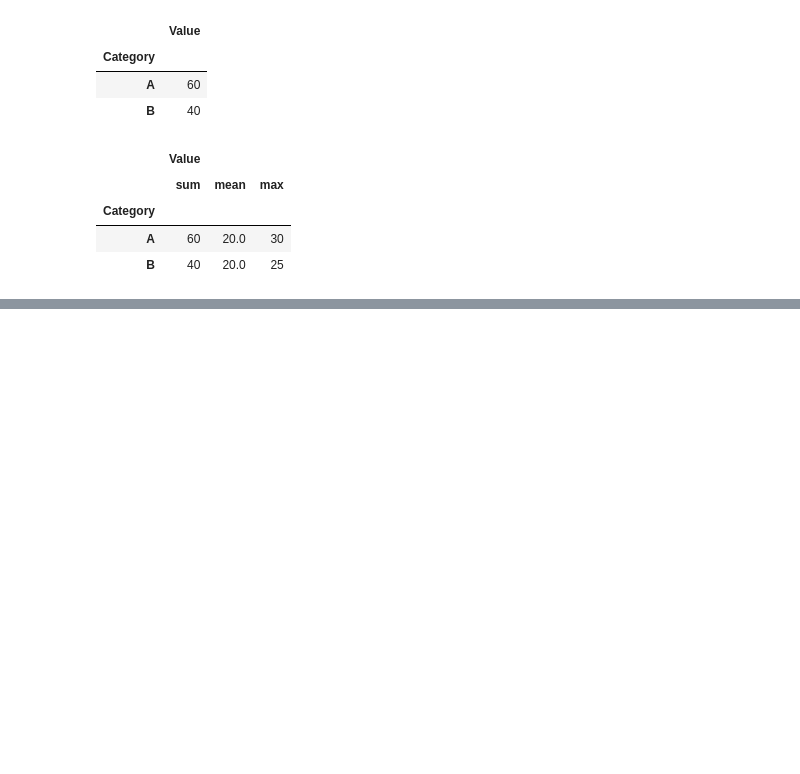
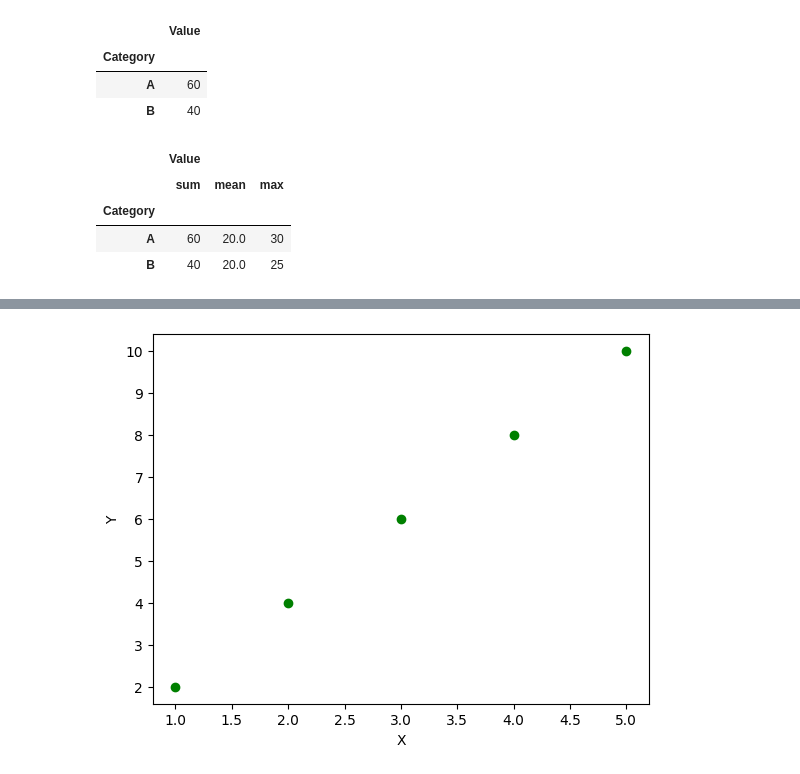
Before and after one commit to LungiNzima/Python-Programming-Course, a Jupyter notebook: Pandas_Course.ipynb, the cells around one changed output, grey strips where cells are left out. Saved outputs shown, nothing was run; the diff lists cells and outputs as text; code cells hidden in the pictures; blank space fills up the shorter version.

```diff
--- a/Pandas_Course.ipynb
+++ b/Pandas_Course.ipynb
@@ -908,0 +1145,7 @@ df.groupby("Category").agg(["sum", "mean", "max"])
+# %%
+plt.scatter(df_scatter["X"], df_scatter["Y"], color = "g")
+plt.xlabel("X")
+plt.ylabel("Y")
+plt.show()
+# %% [output]
+[figure, added]
```
Also changed, not shown: parts of 39 cells of this notebook.
